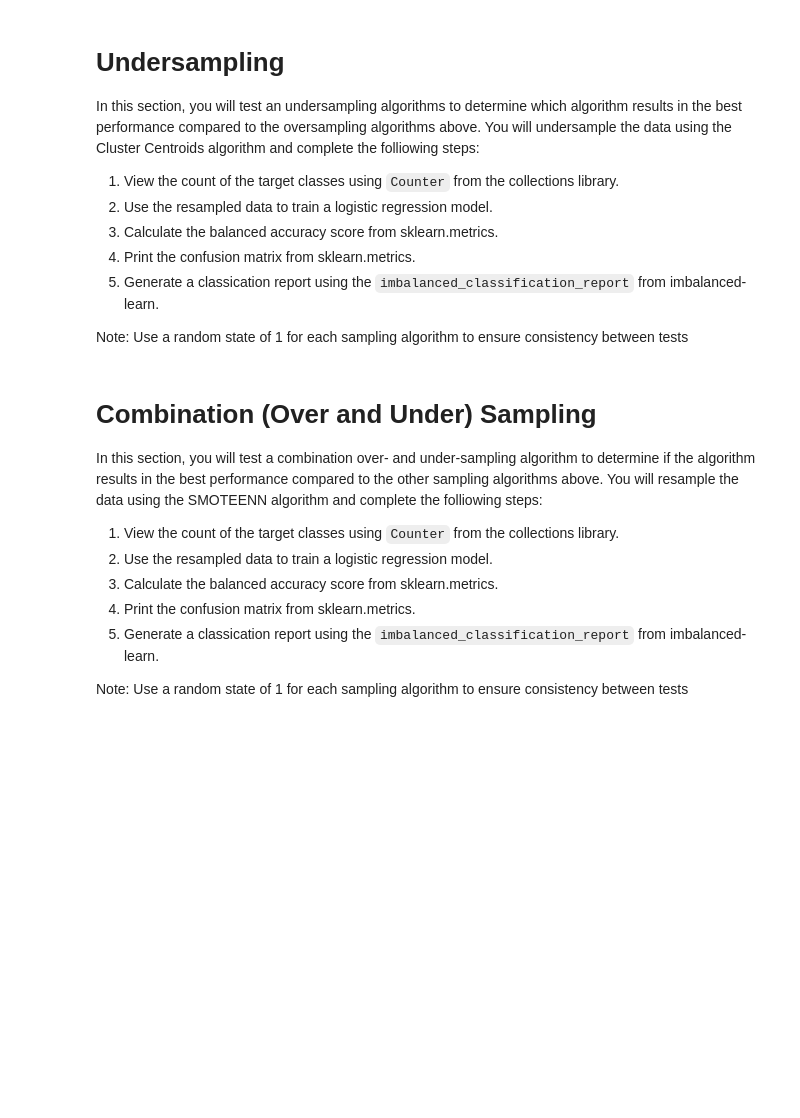
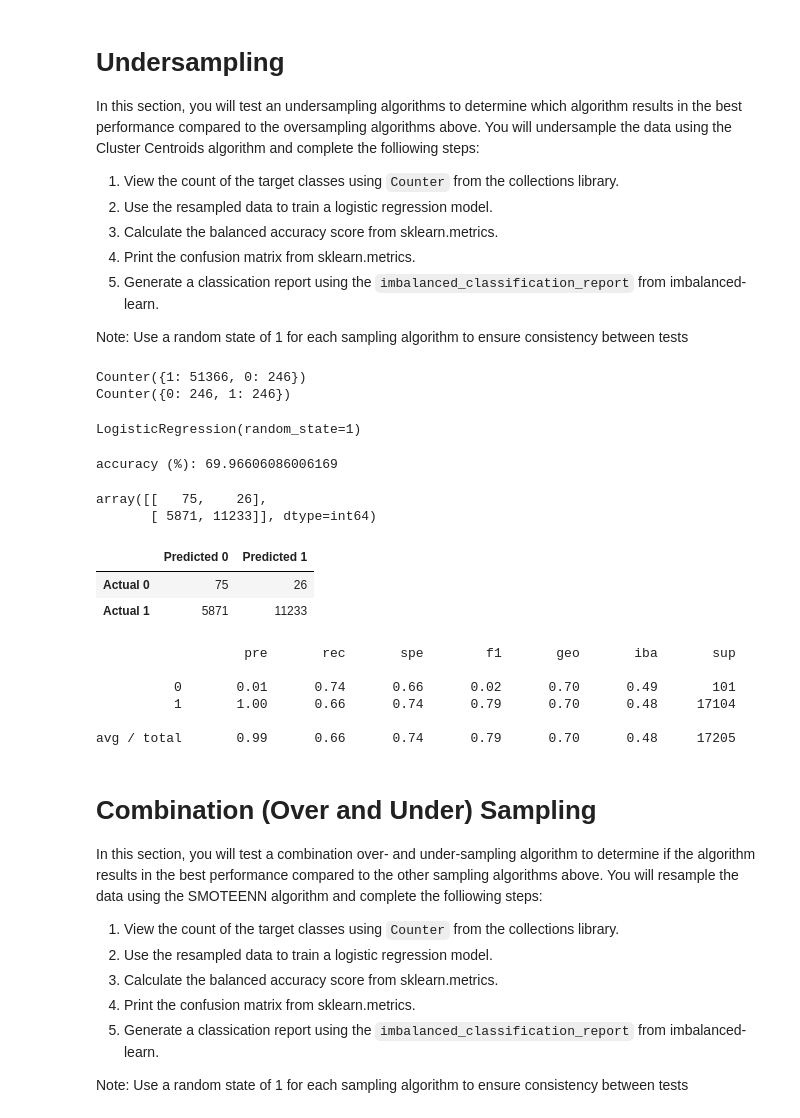
Before and after one commit to Andrew-Carlson/Credit_Risk_Analysis, a Jupyter notebook: credit_risk_resampling.ipynb, the cells around one changed output. Saved outputs shown, nothing was run; the diff lists cells and outputs as text; code cells hidden in the pictures; blank space fills up the shorter version.

```diff
--- a/credit_risk_resampling.ipynb
+++ b/credit_risk_resampling.ipynb
@@ -277,7 +313,17 @@ Note: Use a random state of 1 for each sampling algorithm to ensure consistency
 # %%
 # Resample the data using the ClusterCentroids resampler
 # Warning: This is a large dataset, and this step may take some time to complete
-# YOUR CODE HERE
+from imblearn.under_sampling import ClusterCentroids
+cc = ClusterCentroids(random_state=1)
+X_resampled, y_resampled = cc.fit_resample(X_train, y_train)
+print(Counter(y_train))
+print(Counter(y_resampled))
+# %% [output]
+Counter({1: 51366, 0: 246})
+Counter({0: 246, 1: 246})
 # %%
 # Train the Logistic Regression model using the resampled data
-# YOUR CODE HERE
+# fit the logreg model to the resampled training data
+model.fit(X_resampled, y_resampled)
+# %% [output]
+LogisticRegression(random_state=1)
@@ -287,3 +330,14 @@ Note: Use a random state of 1 for each sampling algorithm to ensure consistency
+# %%
+# Calculated the balanced accuracy score
+y_pred = model.predict(X_test)
+accuracy = balanced_accuracy_score(y_test, y_pred)
+print(f"accuracy (%): {accuracy*100}")
+# %% [output]
+accuracy (%): 69.96606086006169
 # %%
 # Display the confusion matrix
-# YOUR CODE HERE
+cm = confusion_matrix(y_test, y_pred)
+cm
+# %% [output]
+array([[   75,    26],
+       [ 5871, 11233]], dtype=int64)
@@ -293,3 +344,21 @@ Note: Use a random state of 1 for each sampling algorithm to ensure consistency
+# %%
+#convert to dataframe
+cm_df = pd.DataFrame(cm, index=["Actual 0", "Actual 1"], columns=["Predicted 0", "Predicted 1"])
+cm_df
+# %% [output]
+|  | Predicted 0 | Predicted 1 |
+| Actual 0 | 75 | 26 |
+| Actual 1 | 5871 | 11233 |
+# %%
+classification_report = classification_report_imbalanced(y_test, y_pred)
+print(classification_report)
+# %% [output]
+                   pre       rec       spe        f1       geo       iba       sup
+
+          0       0.01      0.74      0.66      0.02      0.70      0.49       101
+          1       1.00      0.66      0.74      0.79      0.70      0.48     17104
+
+avg / total       0.99      0.66      0.74      0.79      0.70      0.48     17205
 # %% [markdown]
 # Combination (Over and Under) Sampling
 
```
Also changed, not shown: parts of 18 cells of this notebook.
